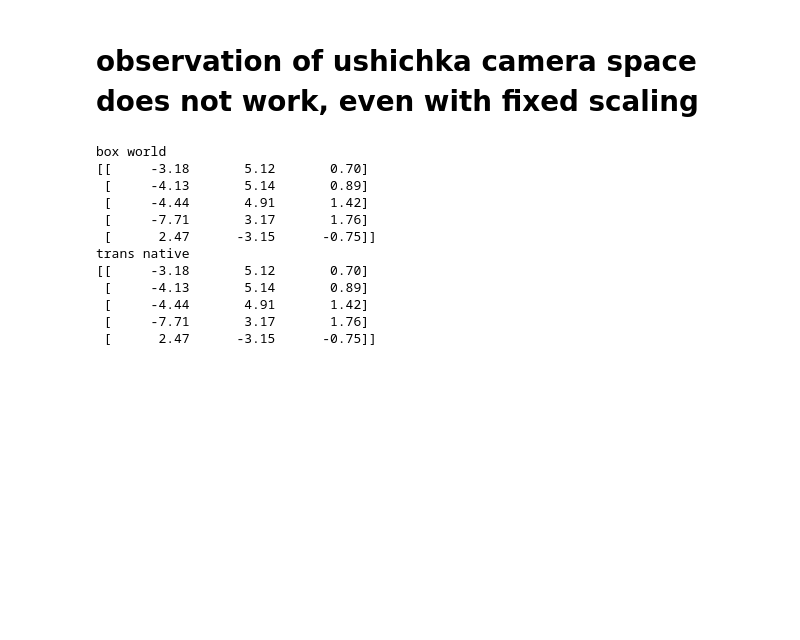
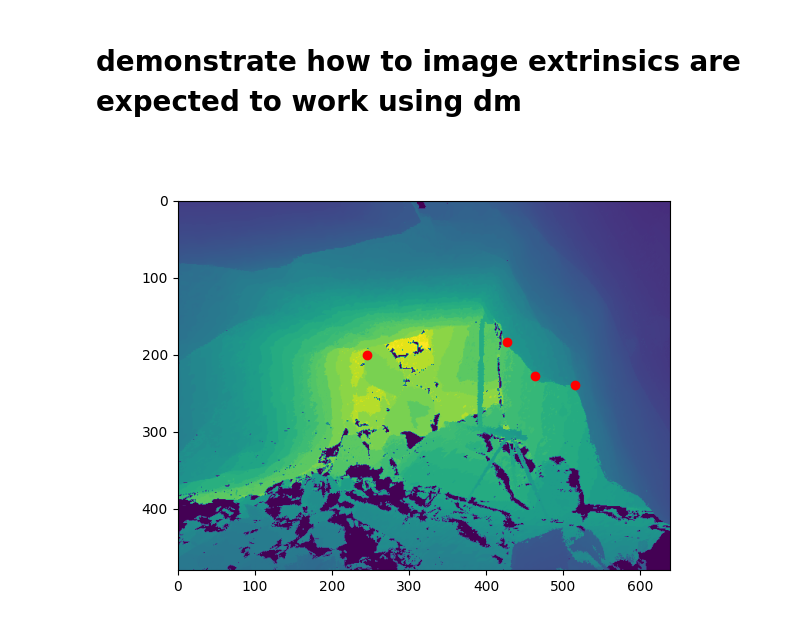
Before and after one commit to ushichka/dmcp, a Jupyter notebook: notebooks/analyze_experiment_variation.ipynb, the cells around one changed output. Saved outputs shown, nothing was run; the diff lists cells and outputs as text; code cells hidden in the pictures; blank space fills up the shorter version.

```diff
--- a/notebooks/analyze_experiment_variation.ipynb
+++ b/notebooks/analyze_experiment_variation.ipynb
@@ -13,10 +13,12 @@ np.set_printoptions(formatter={"float": "{:10.2f}".format})
 # %%
 from src.experiment import Experiment
 from src.pycv.dmcp import dm_to_world
-mesh_path = "/home/julian/code/uni/ushichka-registration/data/formatted/lidar_roi.ply"
+mesh_path = "/home/julian/uni/ushichka-registration/data/formatted/lidar_roi.ply"
+mesh_path = "C:/Users/Julian/Nextcloud/Uni/Semester 8/ushichka-registration/data/formatted/lidar_roi.ply"
 pvMesh = pv.read(mesh_path)
 # %%
 day = "/home/julian/data/dmcp_experiments/round_03/2018-08-19"
+day = "/data/dmcp_experiments/round_03/2018-08-19"
 def path_day_cam(day,cam):
     exp_path = f"{day}--cam{cam}"
     return exp_path
@@ -72,0 +34,3 @@ pl.show()
+# %%
+exp = exp0
+exp.visualize_3D()
@@ -73,14 +39,10 @@ pl.show()
 # %%
-dmIm = exp0.load_dmIm()
-dmK = exp0.load_dmK()
-dmP = exp0.load_dmP()
-cps = exp0.load_cps()
-imK = exp0.load_imK()
-imP = exp0.load_imP()
-from src.pycv.dmcp import dmcp
+dmIm = exp.load_dmIm()
+dmK = exp.load_dmK()
+dmP = exp.load_dmP()
+cps = exp.load_cps()
+imIm = exp.load_imIm()
+imK = exp.load_imK()
+imP = exp.load_imP()
+trans = exp.load_transform()
 pts_world = dm_to_world(dmIm, dmK, dmP, cps[:,2:])
-
-print("executing sparse correspondence alignment (SCA)")
-
-_raw_pose, trans = dmcp(imK, imP, cps[:,:2], pts_world,return_raw_pose=True)
-print(f"transformation\n{trans}")
@@ -177,20 +48,0 @@ est scale 0.3914386930246882
-# %% [markdown]
-# observation of ushichka camera space does not work, even with fixed scaling
-# %%
-box_native_hat = np.hstack((box_native_tf, np.ones((box_native_tf.shape[0],1))))
-transformed_native = (A_tf @ box_native_hat.T).T
-
-print(f"box world\n{box_world}\ntrans native\n{transformed_native}")
-# %% [output]
-box world
-[[     -3.18       5.12       0.70]
- [     -4.13       5.14       0.89]
- [     -4.44       4.91       1.42]
- [     -7.71       3.17       1.76]
- [      2.47      -3.15      -0.75]]
-trans native
-[[     -3.18       5.12       0.70]
- [     -4.13       5.14       0.89]
- [     -4.44       4.91       1.42]
- [     -7.71       3.17       1.76]
- [      2.47      -3.15      -0.75]]
@@ -196,0 +55,13 @@ trans native
+# %% [markdown]
+# demonstrate how to image extrinsics are expected to work using dm
+# %%
+pts_world_hat = np.hstack((pts_world, np.ones((pts_world.shape[0],1))))
+reproj_by_P = (dmP @ pts_world_hat.T).T
+reproj_by_P = np.array([ reproj_by_P[:,0]/ reproj_by_P[:,-1],reproj_by_P[:,1]/ reproj_by_P[:,-1]]).T
+
+plt.figure()
+plt.imshow(dmIm)
+plt.scatter(reproj_by_P[:,0],reproj_by_P[:,1], c="r")
+plt.show()
+# %% [output]
+[figure, added]
```
Also changed, not shown: parts of 15 cells of this notebook, 1 other file.
